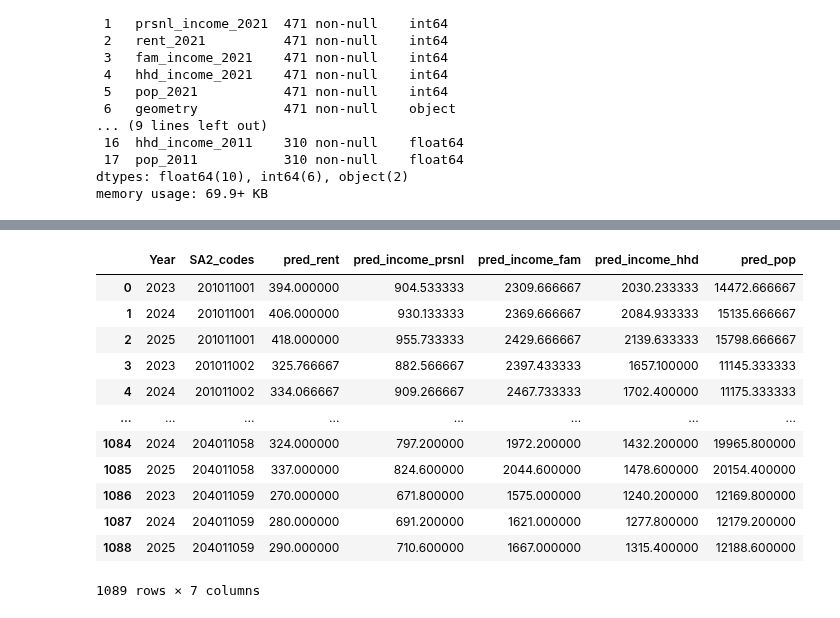
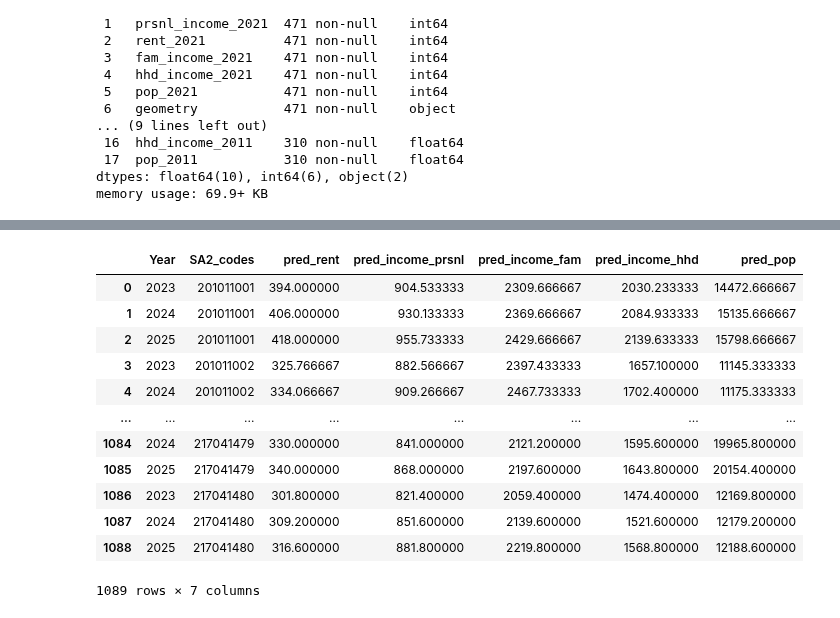
Before and after one commit to MAST30034-Applied-Data-Science/generic-real-estate-consulting-project-group-30, a Jupyter notebook: notebooks/Basic Modelling.ipynb, the cells around one changed output, grey strips where cells are left out. Saved outputs shown, nothing was run; the diff lists cells and outputs as text; code cells hidden in the pictures.

```diff
--- a/notebooks/Basic Modelling.ipynb
+++ b/notebooks/Basic Modelling.ipynb
@@ -284,10 +284,10 @@ for i in range(df1.shape[0]):
 # again, but for 2016 and 2021 only
 for i in range(df2.shape[0]):
     year = [[2016], [2021]]
-    income_pr = [[df1.loc[i, "prsnl_income_2016"]], [df1.loc[i, "prsnl_income_2021"]]]
-    income_fm = [[df1.loc[i, "fam_income_2016"]], [df1.loc[i, "fam_income_2021"]]]
-    income_hd = [[df1.loc[i, "hhd_income_2016"]], [df1.loc[i, "hhd_income_2021"]]]
-    rent = [[df1.loc[i, "rent_2016"]], [df1.loc[i, "rent_2021"]]]
+    income_pr = [[df2.loc[i, "prsnl_income_2016"]], [df2.loc[i, "prsnl_income_2021"]]]
+    income_fm = [[df2.loc[i, "fam_income_2016"]], [df2.loc[i, "fam_income_2021"]]]
+    income_hd = [[df2.loc[i, "hhd_income_2016"]], [df2.loc[i, "hhd_income_2021"]]]
+    rent = [[df2.loc[i, "rent_2016"]], [df2.loc[i, "rent_2021"]]]
     pop = [[df2.loc[i, "pop_2016"]], [df2.loc[i, "pop_2021"]]]
 
     reg.fit(year, income_pr)
@@ -300,39 +300,39 @@ for i in range(df2.shape[0]):
     future_pred_r = reg.predict([[2023], [2024], [2025]])
     reg.fit(year, pop)
     future_pred_p = reg.predict([[2023], [2024], [2025]])
 
     # append to list (to which evantually going to be joined into a dataframe)
     year_list.extend([2023, 2024, 2025])
-    SA2_code_list.extend([df1.loc[i, "SA2_code"], df1.loc[i, "SA2_code"], df1.loc[i, "SA2_code"]])
+    SA2_code_list.extend([df2.loc[i, "SA2_code"], df2.loc[i, "SA2_code"], df2.loc[i, "SA2_code"]])
     # a bit tricky here, future_pred is 2-dimensional which needs to be flattened to a 1d list of length 3
     future_pred_ip = list(np.concatenate(future_pred_ip).flat)
     future_pred_if = list(np.concatenate(future_pred_if).flat)
     future_pred_ih = list(np.concatenate(future_pred_ih).flat)
     future_pred_r = list(np.concatenate(future_pred_r).flat)
     future_pred_p = list(np.concatenate(future_pred_p).flat)
 
     pred_income_prsnl.extend(future_pred_ip)
     pred_income_fam.extend(future_pred_if)
     pred_income_hhd.extend(future_pred_ih)
     pred_rent.extend(future_pred_r)
     pred_pop.extend(future_pred_p)
 
 future_income_pop = pd.DataFrame({"Year": year_list, "SA2_codes": SA2_code_list, "pred_rent": pred_rent, \
     "pred_income_prsnl": pred_income_prsnl, "pred_income_fam": pred_income_fam, "pred_income_hhd": pred_income_hhd, "pred_pop": pred_pop})
 future_income_pop
 # %% [output]
 |  | Year | SA2_codes | pred_rent | pred_income_prsnl | pred_income_fam | pred_income_hhd | pred_pop |
 | 0 | 2023 | 201011001 | 394.000000 | 904.533333 | 2309.666667 | 2030.233333 | 14472.666667 |
 | 1 | 2024 | 201011001 | 406.000000 | 930.133333 | 2369.666667 | 2084.933333 | 15135.666667 |
 | 2 | 2025 | 201011001 | 418.000000 | 955.733333 | 2429.666667 | 2139.633333 | 15798.666667 |
 | 3 | 2023 | 201011002 | 325.766667 | 882.566667 | 2397.433333 | 1657.100000 | 11145.333333 |
 | 4 | 2024 | 201011002 | 334.066667 | 909.266667 | 2467.733333 | 1702.400000 | 11175.333333 |
 | ... | ... | ... | ... | ... | ... | ... | ... |
-| 1084 | 2024 | 204011058 | 324.000000 | 797.200000 | 1972.200000 | 1432.200000 | 19965.800000 |
-| 1085 | 2025 | 204011058 | 337.000000 | 824.600000 | 2044.600000 | 1478.600000 | 20154.400000 |
-| 1086 | 2023 | 204011059 | 270.000000 | 671.800000 | 1575.000000 | 1240.200000 | 12169.800000 |
-| 1087 | 2024 | 204011059 | 280.000000 | 691.200000 | 1621.000000 | 1277.800000 | 12179.200000 |
-| 1088 | 2025 | 204011059 | 290.000000 | 710.600000 | 1667.000000 | 1315.400000 | 12188.600000 |
+| 1084 | 2024 | 217041479 | 330.000000 | 841.000000 | 2121.200000 | 1595.600000 | 19965.800000 |
+| 1085 | 2025 | 217041479 | 340.000000 | 868.000000 | 2197.600000 | 1643.800000 | 20154.400000 |
+| 1086 | 2023 | 217041480 | 301.800000 | 821.400000 | 2059.400000 | 1474.400000 | 12169.800000 |
+| 1087 | 2024 | 217041480 | 309.200000 | 851.600000 | 2139.600000 | 1521.600000 | 12179.200000 |
+| 1088 | 2025 | 217041480 | 316.600000 | 881.800000 | 2219.800000 | 1568.800000 | 12188.600000 |
 1089 rows × 7 columns
 # %%
 # join this result with the crime forecast result
```
Also changed, not shown: parts of 3 cells of this notebook.
